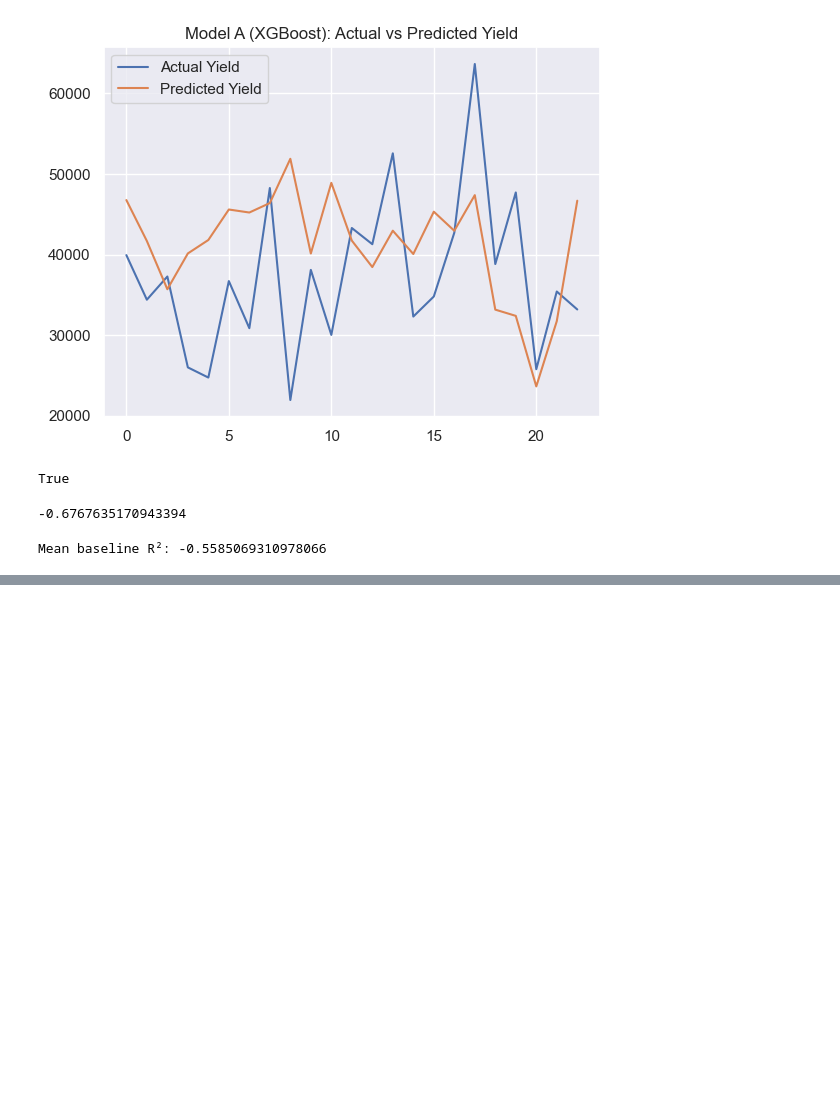
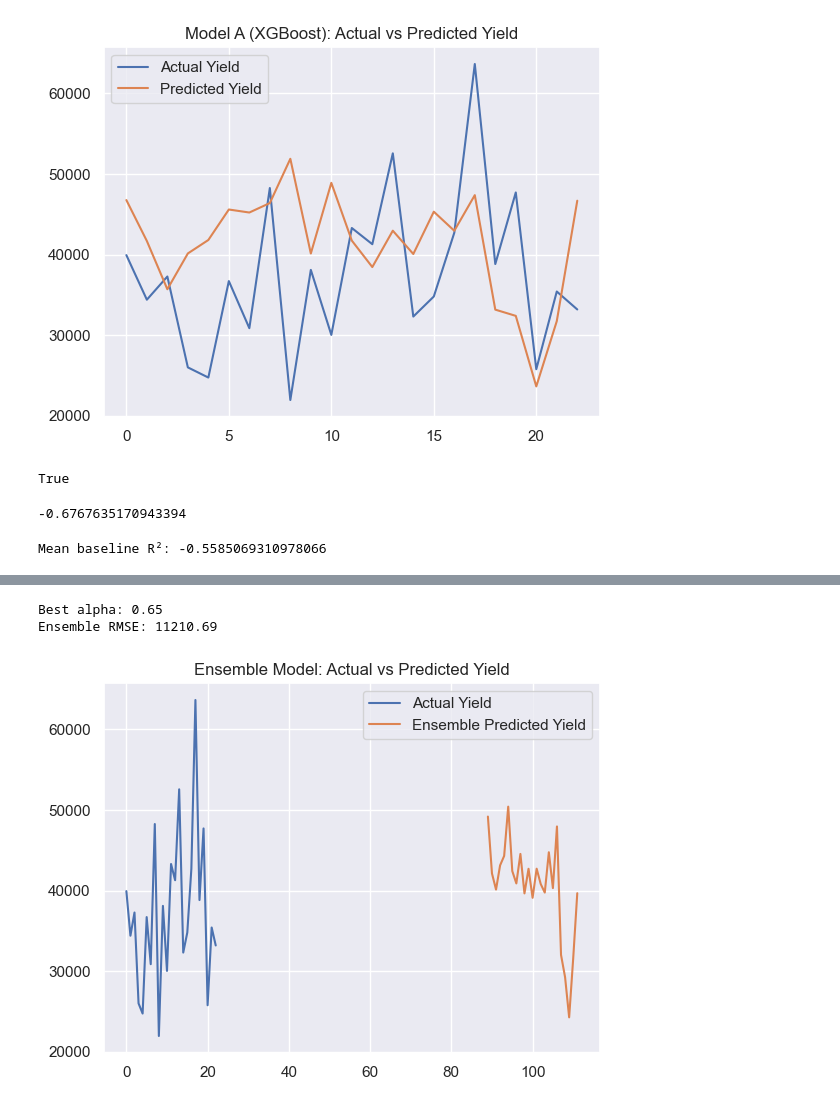
Before and after one commit to Akshatha7710/smart-tea-estate-management-system, a Jupyter notebook: Notebooks/productivity_prediction.ipynb, the cells around one changed output, grey strips where cells are left out. Saved outputs shown, nothing was run; the diff lists cells and outputs as text; code cells hidden in the pictures; blank space fills up the shorter version.

```diff
--- a/Notebooks/productivity_prediction.ipynb
+++ b/Notebooks/productivity_prediction.ipynb
@@ -386,0 +406,10 @@ Mean baseline R²: -0.5585069310978066
+# %%
+#Evaluating SARIMAX
+rmse = np.sqrt(mean_squared_error(y_test, y_pred_sarimax))
+mae  = mean_absolute_error(y_test, y_pred_sarimax)
+r2   = r2_score(y_test, y_pred_sarimax)
+
+print("Model B — SARIMAX Yield Prediction")
+print(f"RMSE: {rmse:.2f}")
+print(f"MAE : {mae:.2f}")
+print(f"R²  : {r2:.3f}")
@@ -386,0 +430,29 @@ Mean baseline R²: -0.5585069310978066
+# %%
+alphas = np.linspace(0, 1, 21)
+rmse_scores = []
+
+for a in alphas:
+    y_ens = a * y_pred + (1 - a) * y_pred_sarimax
+    rmse = np.sqrt(mean_squared_error(y_test, y_ens))
+    rmse_scores.append(rmse)
+
+best_alpha = alphas[np.argmin(rmse_scores)]
+best_rmse = min(rmse_scores)
+
+print(f"Best alpha: {best_alpha}")
+print(f"Ensemble RMSE: {best_rmse:.2f}")
+# %% [output]
+Best alpha: 0.65
+Ensemble RMSE: 11210.69
+# %%
+#final ensemble predictions
+y_pred_ensemble = best_alpha * y_pred + (1 - best_alpha) * y_pred_sarimax
+# %%
+plt.figure()
+plt.plot(y_test.values, label="Actual Yield")
+plt.plot(y_pred_ensemble, label="Ensemble Predicted Yield")
+plt.legend()
+plt.title("Ensemble Model: Actual vs Predicted Yield")
+plt.show()
+# %% [output]
+[figure, added]
```
Also changed, not shown: parts of 10 cells of this notebook.
